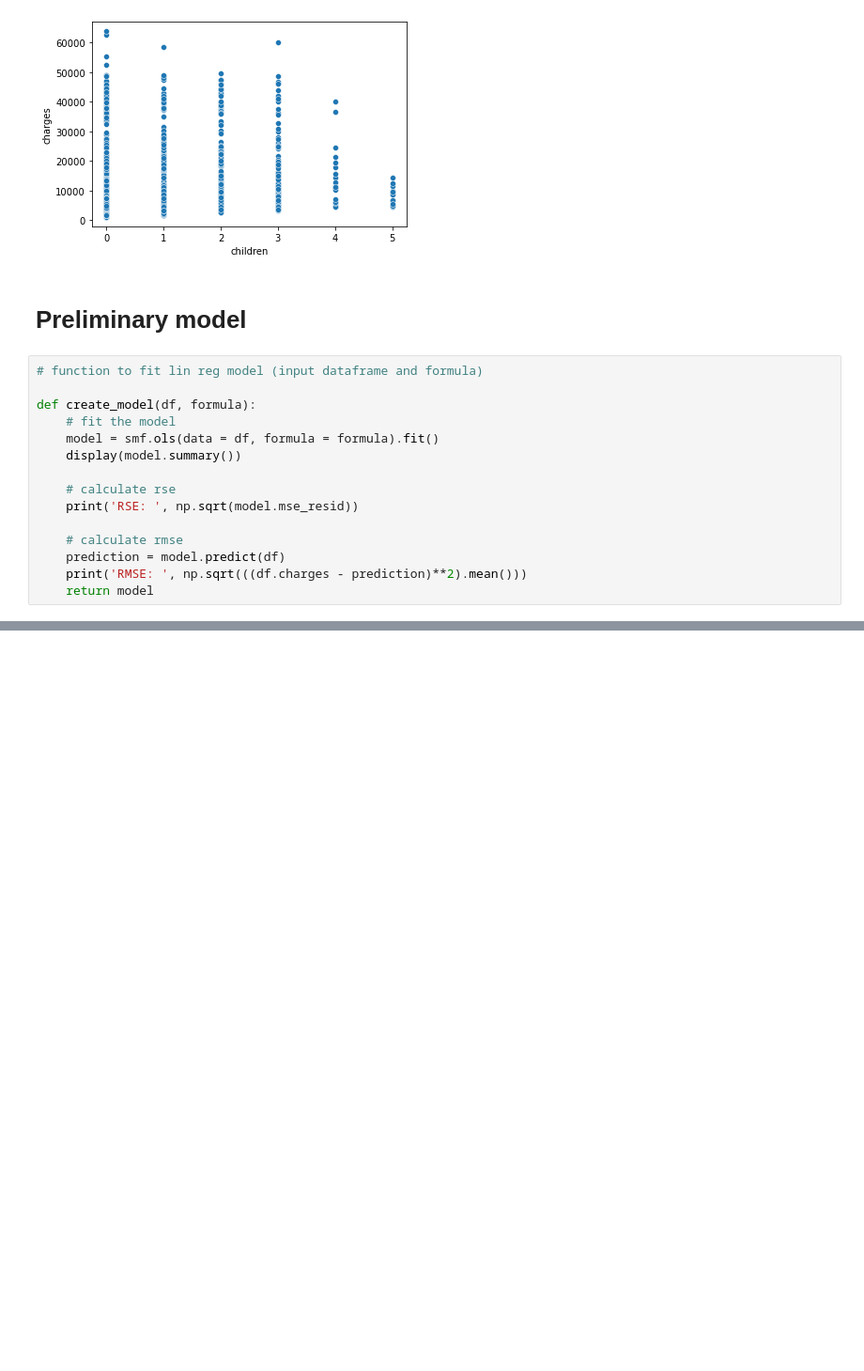
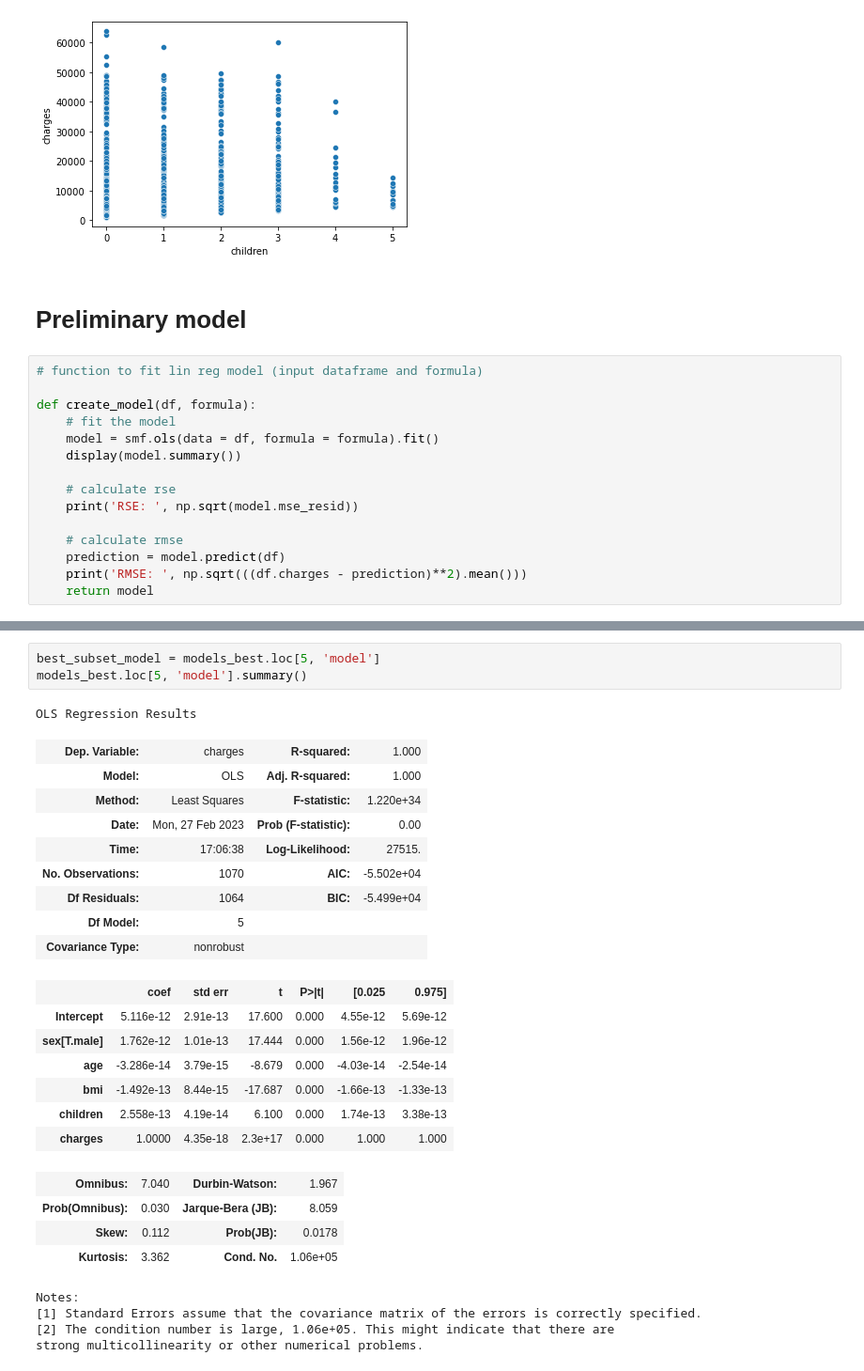
Before and after one commit to nataliekhao/STAT303-2-Project, a Jupyter notebook: Insurance project.ipynb, the cells around one changed output, grey strips where cells are left out. Shown at 94% size. Cells and saved outputs as stored; diff of their text form; blank space fills up the shorter version.

```diff
--- a/Insurance project.ipynb
+++ b/Insurance project.ipynb
@@ -178,0 +277,29 @@ RMSE:  6064.547191487781
+# %%
+best_subset_model = models_best.loc[5, 'model']
+models_best.loc[5, 'model'].summary()
+# %% [output]
+OLS Regression Results
+| Dep. Variable: | charges | R-squared: | 1.000 |
+| Model: | OLS | Adj. R-squared: | 1.000 |
+| Method: | Least Squares | F-statistic: | 1.220e+34 |
+| Date: | Mon, 27 Feb 2023 | Prob (F-statistic): | 0.00 |
+| Time: | 17:06:38 | Log-Likelihood: | 27515. |
+| No. Observations: | 1070 | AIC: | -5.502e+04 |
+| Df Residuals: | 1064 | BIC: | -5.499e+04 |
+| Df Model: | 5 |  |  |
+| Covariance Type: | nonrobust |  |  |
+|  | coef | std err | t | P>|t| | [0.025 | 0.975] |
+| Intercept | 5.116e-12 | 2.91e-13 | 17.600 | 0.000 | 4.55e-12 | 5.69e-12 |
+| sex[T.male] | 1.762e-12 | 1.01e-13 | 17.444 | 0.000 | 1.56e-12 | 1.96e-12 |
+| age | -3.286e-14 | 3.79e-15 | -8.679 | 0.000 | -4.03e-14 | -2.54e-14 |
+| bmi | -1.492e-13 | 8.44e-15 | -17.687 | 0.000 | -1.66e-13 | -1.33e-13 |
+| children | 2.558e-13 | 4.19e-14 | 6.100 | 0.000 | 1.74e-13 | 3.38e-13 |
+| charges | 1.0000 | 4.35e-18 | 2.3e+17 | 0.000 | 1.000 | 1.000 |
+| Omnibus: | 7.040 | Durbin-Watson: | 1.967 |
+| Prob(Omnibus): | 0.030 | Jarque-Bera (JB): | 8.059 |
+| Skew: | 0.112 | Prob(JB): | 0.0178 |
+| Kurtosis: | 3.362 | Cond. No. | 1.06e+05 |
+Notes:
+[1] Standard Errors assume that the covariance matrix of the errors is correctly specified.
+[2] The condition number is large, 1.06e+05. This might indicate that there are
+strong multicollinearity or other numerical problems.
```
Also changed, not shown: parts of 7 cells of this notebook.
